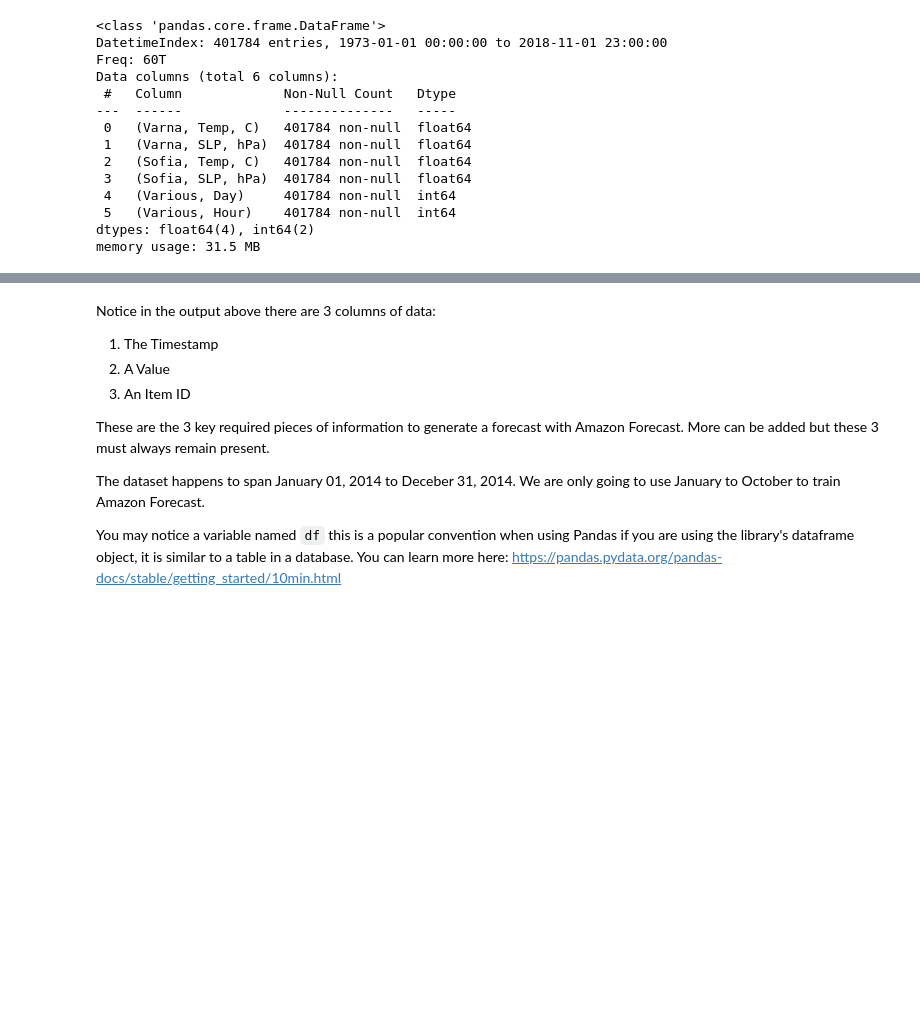
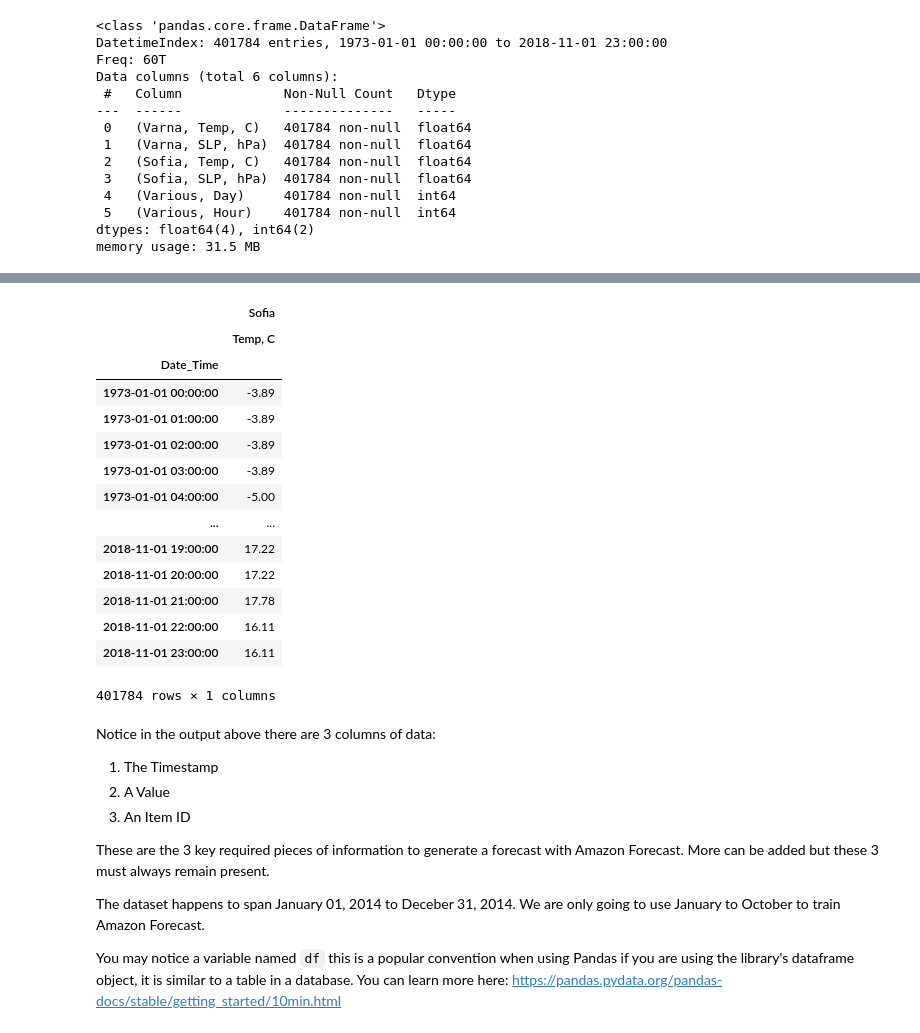
Before and after one commit to ogniandantchev/ML_engineer_nd009_capstone, a Jupyter notebook: 04_1_Amazon_Forecast_model.ipynb, the cells around one changed output, grey strips where cells are left out. Drawn from its saved outputs; the diff is of its cells as text; code cells hidden in the pictures; blank space fills up the shorter version.

```diff
--- a/04_1_Amazon_Forecast_model.ipynb
+++ b/04_1_Amazon_Forecast_model.ipynb
@@ -170,3 +274,21 @@ memory usage: 31.5 MB
+# %%
+test2.iloc[:, [2]]
+# %% [output]
+|  | Sofia |
+|  | Temp, C |
+| Date_Time |  |
+| 1973-01-01 00:00:00 | -3.89 |
+| 1973-01-01 01:00:00 | -3.89 |
+| 1973-01-01 02:00:00 | -3.89 |
+| 1973-01-01 03:00:00 | -3.89 |
+| 1973-01-01 04:00:00 | -5.00 |
+| ... | ... |
+| 2018-11-01 19:00:00 | 17.22 |
+| 2018-11-01 20:00:00 | 17.22 |
+| 2018-11-01 21:00:00 | 17.78 |
+| 2018-11-01 22:00:00 | 16.11 |
+| 2018-11-01 23:00:00 | 16.11 |
+401784 rows × 1 columns
 # %% [markdown]
 Notice in the output above there are 3 columns of data:
 
```
Also changed, not shown: parts of 52 cells of this notebook, 1 other file.
